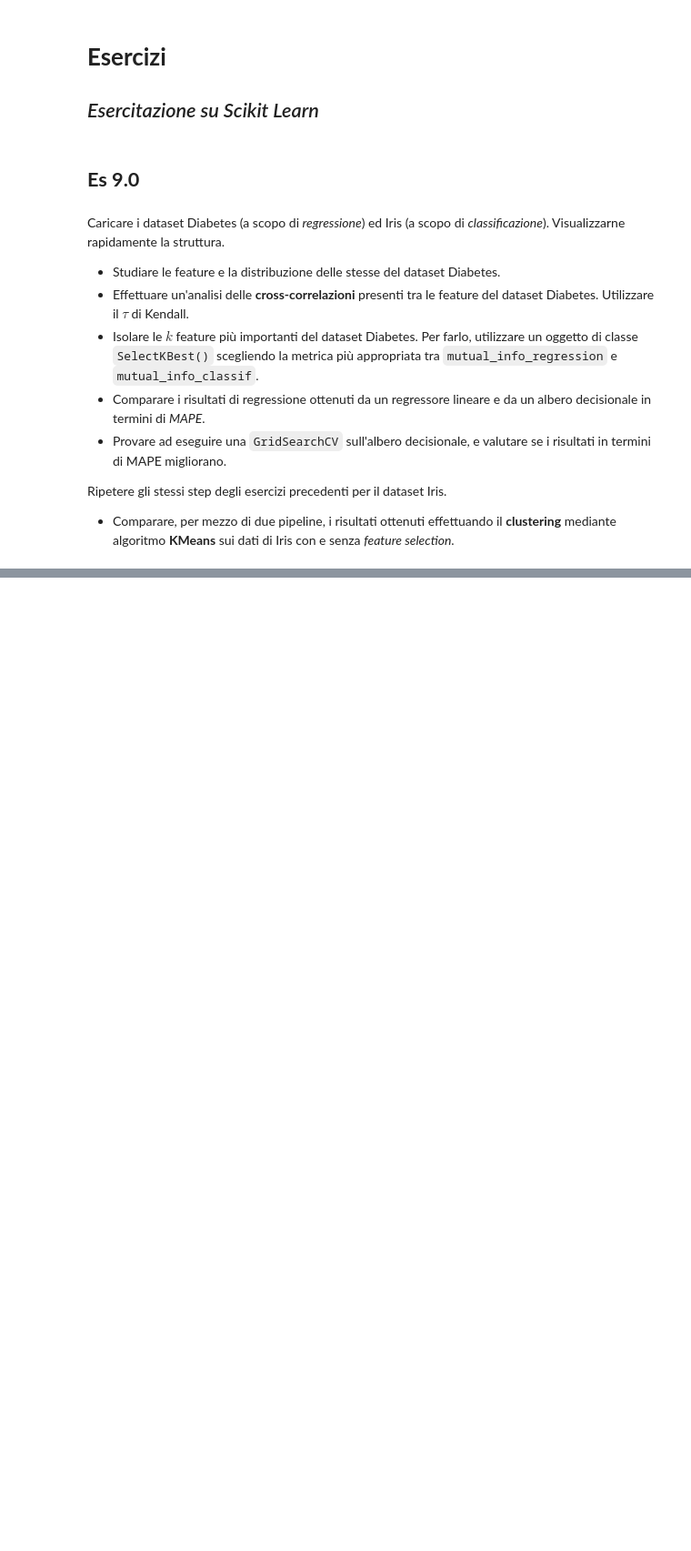
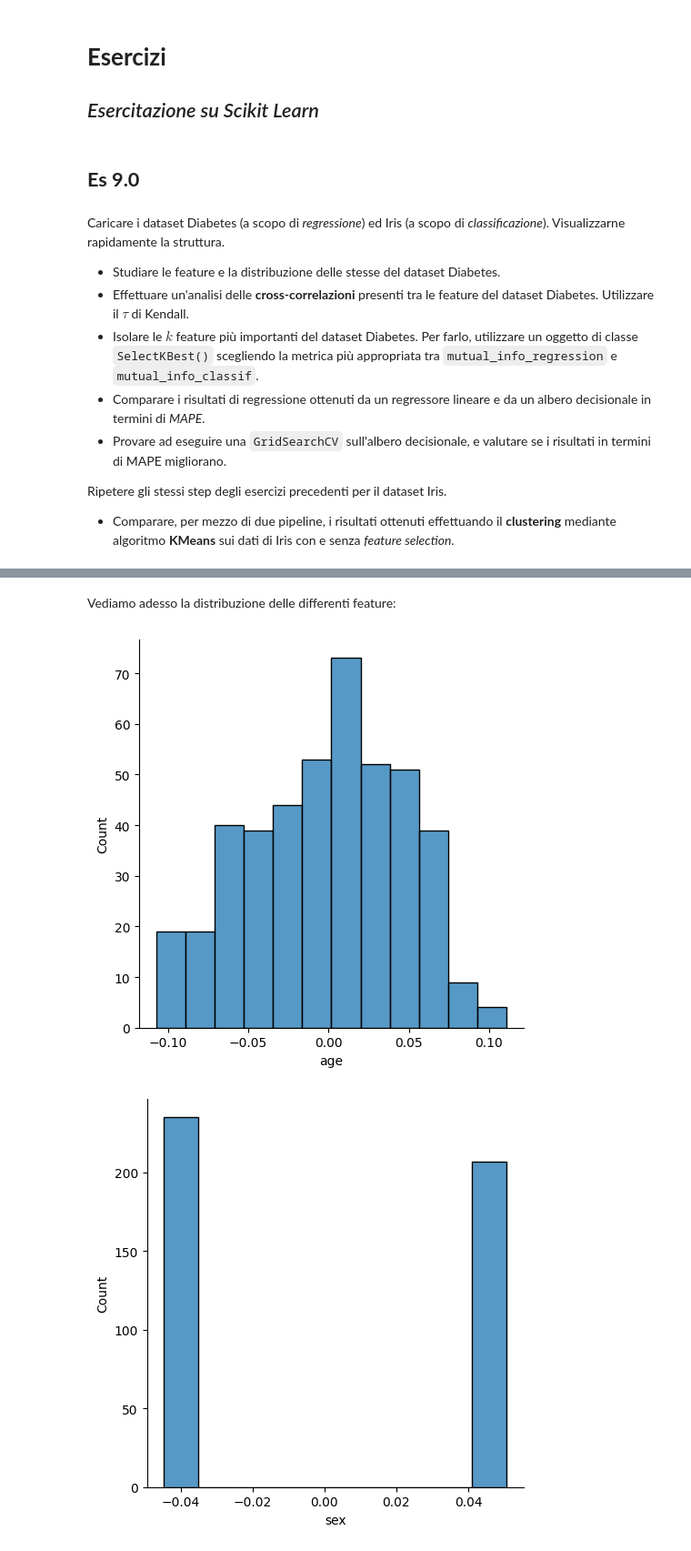
Before and after one commit to marcocecca00/PythonCalcoloScientifico, a Jupyter notebook: Notes/Esercizi Scikit Learn.ipynb, the cells around one changed output, grey strips where cells are left out. Shown: that part at 91% size. Saved outputs shown, nothing was run; the diff lists cells and outputs as text; code cells hidden in the pictures; blank space fills up the shorter version.

```diff
--- a/Notes/Esercizi Scikit Learn.ipynb
+++ b/Notes/Esercizi Scikit Learn.ipynb
@@ -42,0 +64,4 @@ Ripetere gli stessi step degli esercizi precedenti per il dataset Iris.
+# %%
+data = load_diabetes(as_frame=True)
+#data.data.head()
+data.data.head()
@@ -42,0 +92,8 @@ Ripetere gli stessi step degli esercizi precedenti per il dataset Iris.
+# %% [markdown]
+Vediamo adesso la distribuzione delle differenti feature:
+# %%
+for col in data.data.columns:
+    sns.displot(data=data.data, x=col)
+# %% [output]
+[figure, added]
+[figure, added]
```
Also changed, not shown: parts of 33 cells of this notebook.
